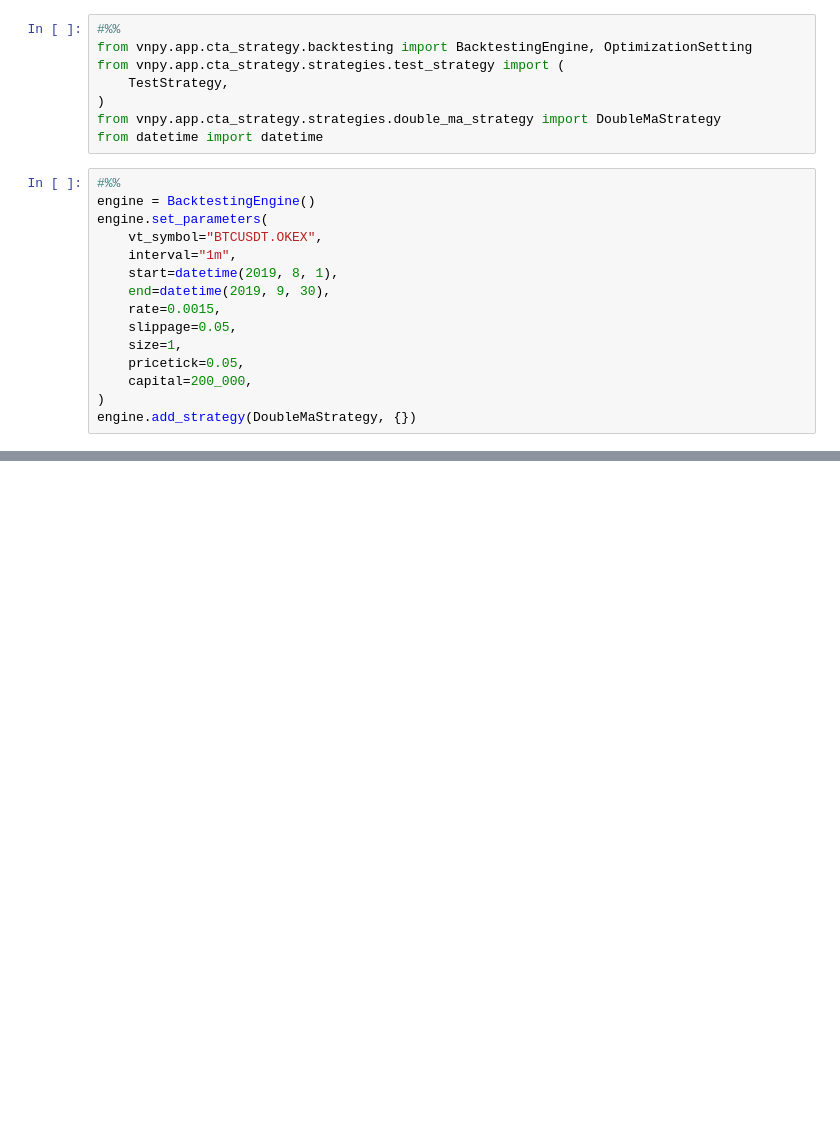
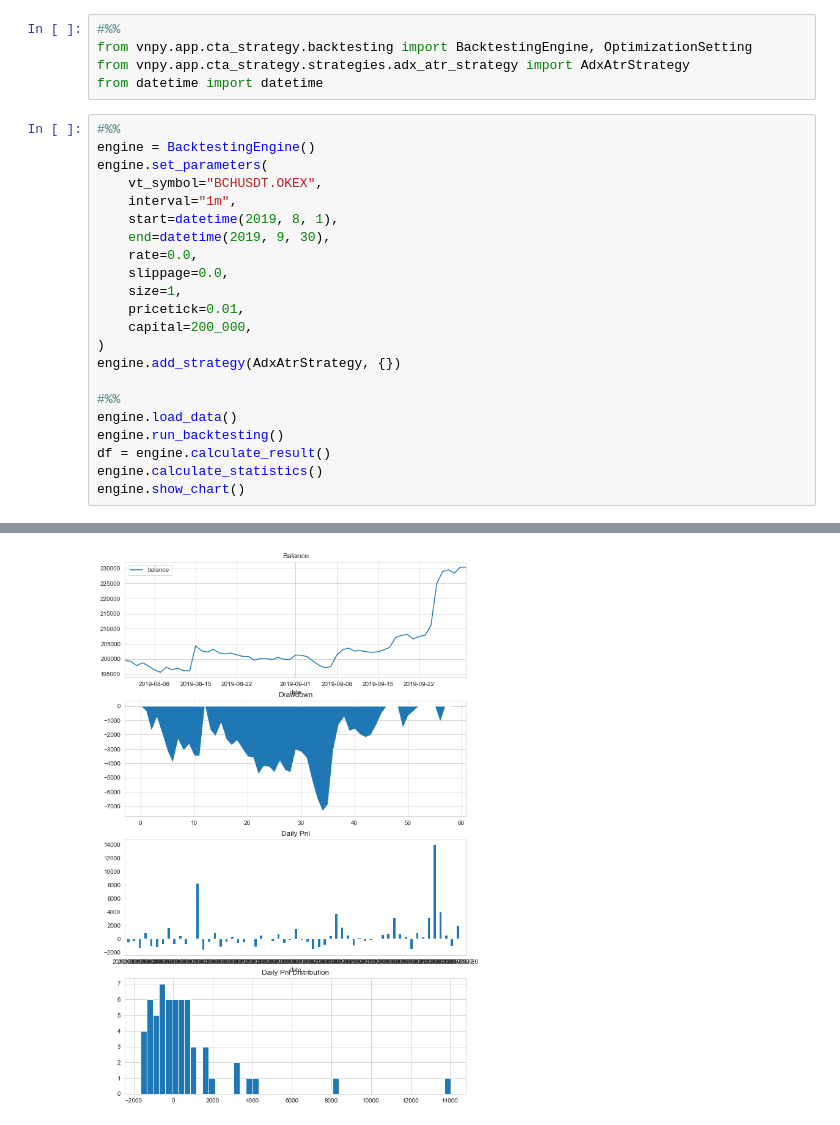
Before and after one commit to holmescn/vnpy, a Jupyter notebook: examples/cta_backtesting/backtesting_opt.ipynb, the cells around one changed output, grey strips where cells are left out. Drawn from its saved outputs; the diff is of its cells as text; blank space fills up the shorter version.

```diff
--- a/examples/cta_backtesting/backtesting_opt.ipynb
+++ b/examples/cta_backtesting/backtesting_opt.ipynb
@@ -1,23 +1,28 @@
 # %%
 #%%
 from vnpy.app.cta_strategy.backtesting import BacktestingEngine, OptimizationSetting
-from vnpy.app.cta_strategy.strategies.test_strategy import (
-    TestStrategy,
-)
-from vnpy.app.cta_strategy.strategies.double_ma_strategy import DoubleMaStrategy
+from vnpy.app.cta_strategy.strategies.adx_atr_strategy import AdxAtrStrategy
 from datetime import datetime
 # %%
 #%%
 engine = BacktestingEngine()
 engine.set_parameters(
-    vt_symbol="BTCUSDT.OKEX",
+    vt_symbol="BCHUSDT.OKEX",
     interval="1m",
     start=datetime(2019, 8, 1),
     end=datetime(2019, 9, 30),
-    rate=0.0015,
-    slippage=0.05,
+    rate=0.0,
+    slippage=0.0,
     size=1,
-    pricetick=0.05,
+    pricetick=0.01,
     capital=200_000,
 )
-engine.add_strategy(DoubleMaStrategy, {})
+engine.add_strategy(AdxAtrStrategy, {})
+
+#%%
+engine.load_data()
+engine.run_backtesting()
+df = engine.calculate_result()
+engine.calculate_statistics()
+engine.show_chart()
+# %% [output]
@@ -23,0 +46 @@ engine.add_strategy(DoubleMaStrategy, {})
+[figure, added]
```
Also changed, not shown: parts of 3 cells of this notebook, 6 other files.
